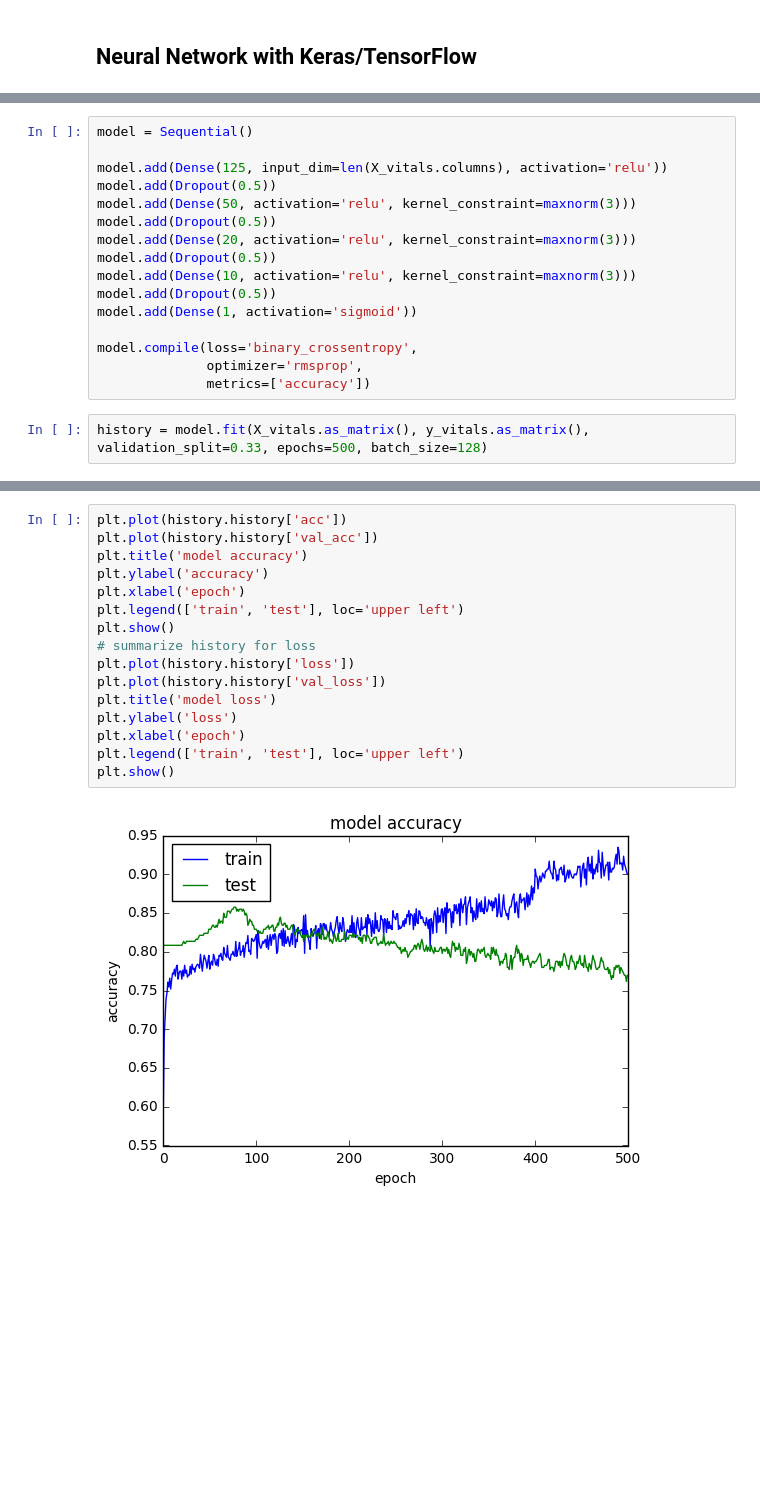
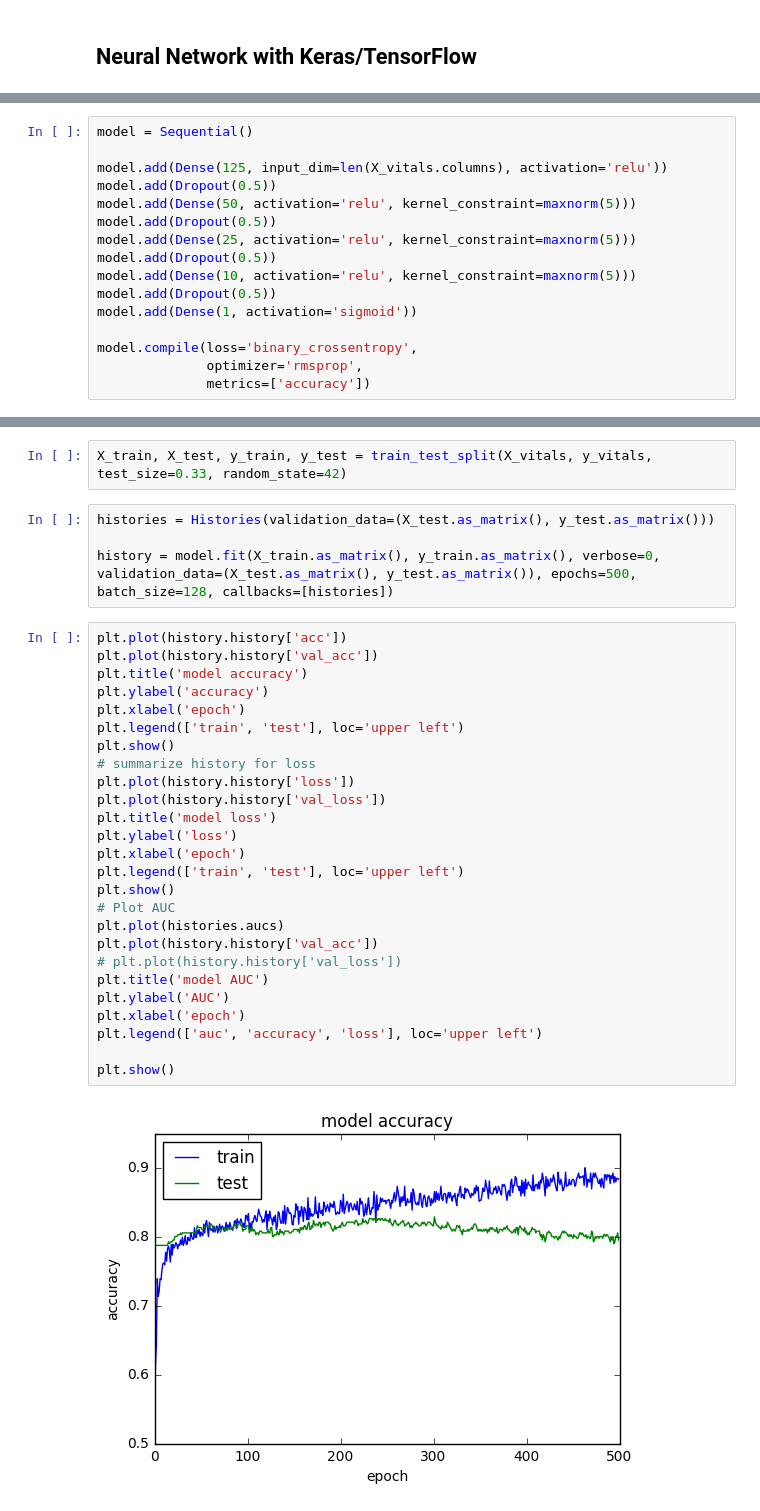
Before and after one commit to j-crowe/ICU_Survival_ML_Model_Comparison, a Jupyter notebook: Sepsis Model Comparison.ipynb, the cells around one changed output, grey strips where cells are left out. Saved outputs shown, nothing was run; the diff lists cells and outputs as text; blank space fills up the shorter version.

Commit message:
feat: Re-designed project model comparison using ROC AUC instead of standard accuracy.

```diff
--- a/Sepsis Model Comparison.ipynb
+++ b/Sepsis Model Comparison.ipynb
@@ -276,16 +307,14 @@ model = Sequential()
 
 model.add(Dense(125, input_dim=len(X_vitals.columns), activation='relu'))
 model.add(Dropout(0.5))
-model.add(Dense(50, activation='relu', kernel_constraint=maxnorm(3)))
+model.add(Dense(50, activation='relu', kernel_constraint=maxnorm(5)))
 model.add(Dropout(0.5))
-model.add(Dense(20, activation='relu', kernel_constraint=maxnorm(3)))
+model.add(Dense(25, activation='relu', kernel_constraint=maxnorm(5)))
 model.add(Dropout(0.5))
-model.add(Dense(10, activation='relu', kernel_constraint=maxnorm(3)))
+model.add(Dense(10, activation='relu', kernel_constraint=maxnorm(5)))
 model.add(Dropout(0.5))
 model.add(Dense(1, activation='sigmoid'))
 
 model.compile(loss='binary_crossentropy',
               optimizer='rmsprop',
               metrics=['accuracy'])
-# %%
-history = model.fit(X_vitals.as_matrix(), y_vitals.as_matrix(), validation_split=0.33, epochs=500, batch_size=128)
@@ -310,18 +321,34 @@ Epoch 500/500
+# %%
+X_train, X_test, y_train, y_test = train_test_split(X_vitals, y_vitals, test_size=0.33, random_state=42)
+# %%
+histories = Histories(validation_data=(X_test.as_matrix(), y_test.as_matrix()))
+
+history = model.fit(X_train.as_matrix(), y_train.as_matrix(), verbose=0, validation_data=(X_test.as_matrix(), y_test.as_matrix()), epochs=500, batch_size=128, callbacks=[histories])
 # %%
 plt.plot(history.history['acc'])
 plt.plot(history.history['val_acc'])
 plt.title('model accuracy')
 plt.ylabel('accuracy')
 plt.xlabel('epoch')
 plt.legend(['train', 'test'], loc='upper left')
 plt.show()
 # summarize history for loss
 plt.plot(history.history['loss'])
 plt.plot(history.history['val_loss'])
 plt.title('model loss')
 plt.ylabel('loss')
 plt.xlabel('epoch')
 plt.legend(['train', 'test'], loc='upper left')
 plt.show()
+# Plot AUC
+plt.plot(histories.aucs)
+plt.plot(history.history['val_acc'])
+# plt.plot(history.history['val_loss'])
+plt.title('model AUC')
+plt.ylabel('AUC')
+plt.xlabel('epoch')
+plt.legend(['auc', 'accuracy', 'loss'], loc='upper left')
+
+plt.show()
 # %% [output]
-[figure, old version]
+[figure, new version]
```
Also changed, not shown: parts of 18 cells of this notebook, 11 other files.
